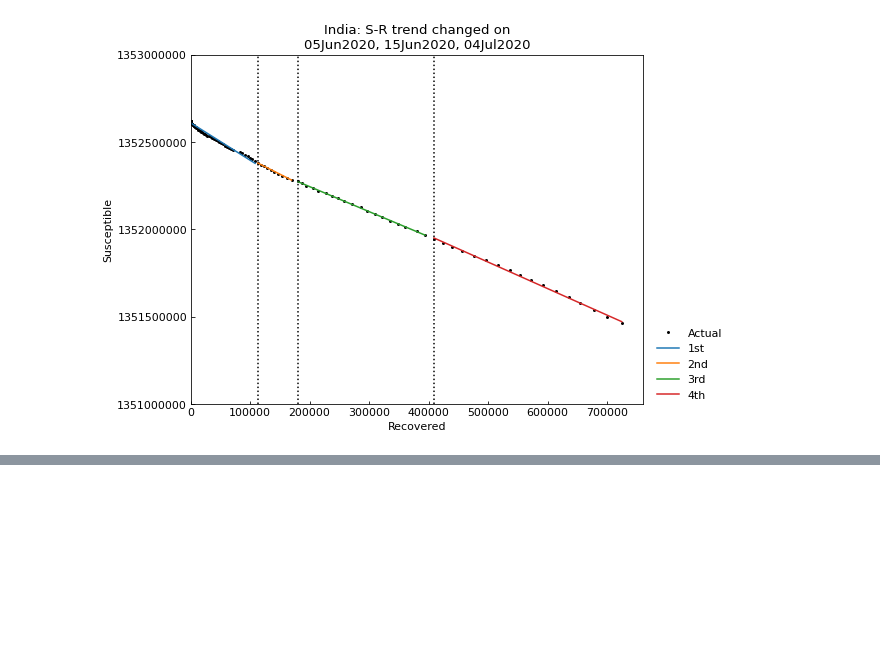
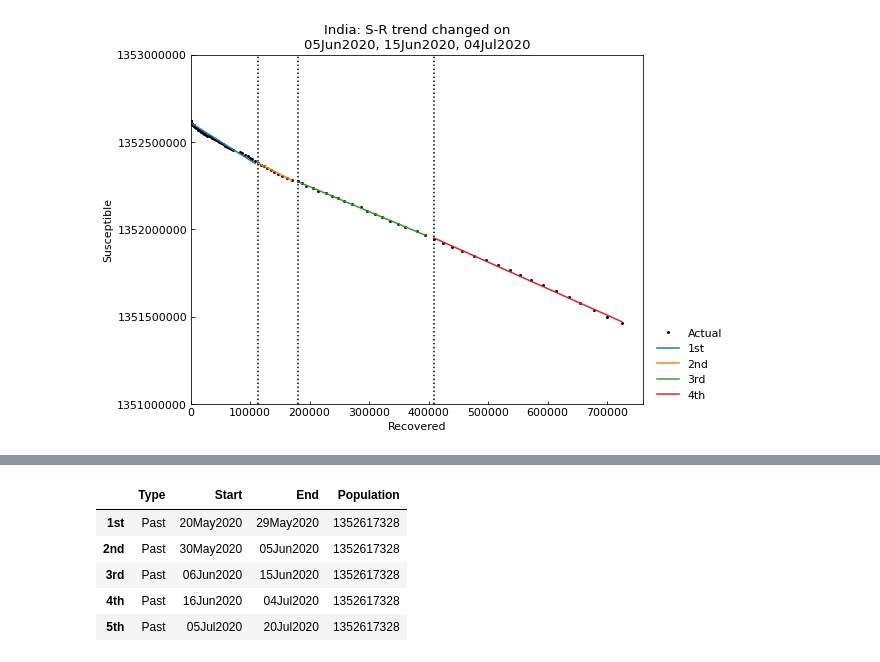
Before and after one commit to lisphilar/covid19-sir, a Jupyter notebook: example/usage_phases.ipynb, the cells around one changed output, grey strips where cells are left out. Drawn from its saved outputs; the diff is of its cells as text; code cells hidden in the pictures; blank space fills up the shorter version.

```diff
--- a/example/usage_phases.ipynb
+++ b/example/usage_phases.ipynb
@@ -107,3 +103,15 @@ ValueError: @start_date is Future, but @end_date is Past.
+# %%
+# Before: 1st is 20May2020-05Jun2020
+# After: 1st is 20May2020-29May2020, 2nd is 30May2020-05Jun2020
+scenario.separate(date="30May2020", phase="1st")
+scenario.summary()
+# %% [output]
+|  | Type | Start | End | Population |
+| 1st | Past | 20May2020 | 29May2020 | 1352617328 |
+| 2nd | Past | 30May2020 | 05Jun2020 | 1352617328 |
+| 3rd | Past | 06Jun2020 | 15Jun2020 | 1352617328 |
+| 4th | Past | 16Jun2020 | 04Jul2020 | 1352617328 |
+| 5th | Past | 05Jul2020 | 20Jul2020 | 1352617328 |
 # %%
 scenario.trend(set_phases=False)
 # %% [output]
```
Also changed, not shown: parts of 8 cells of this notebook, 1 other file.
